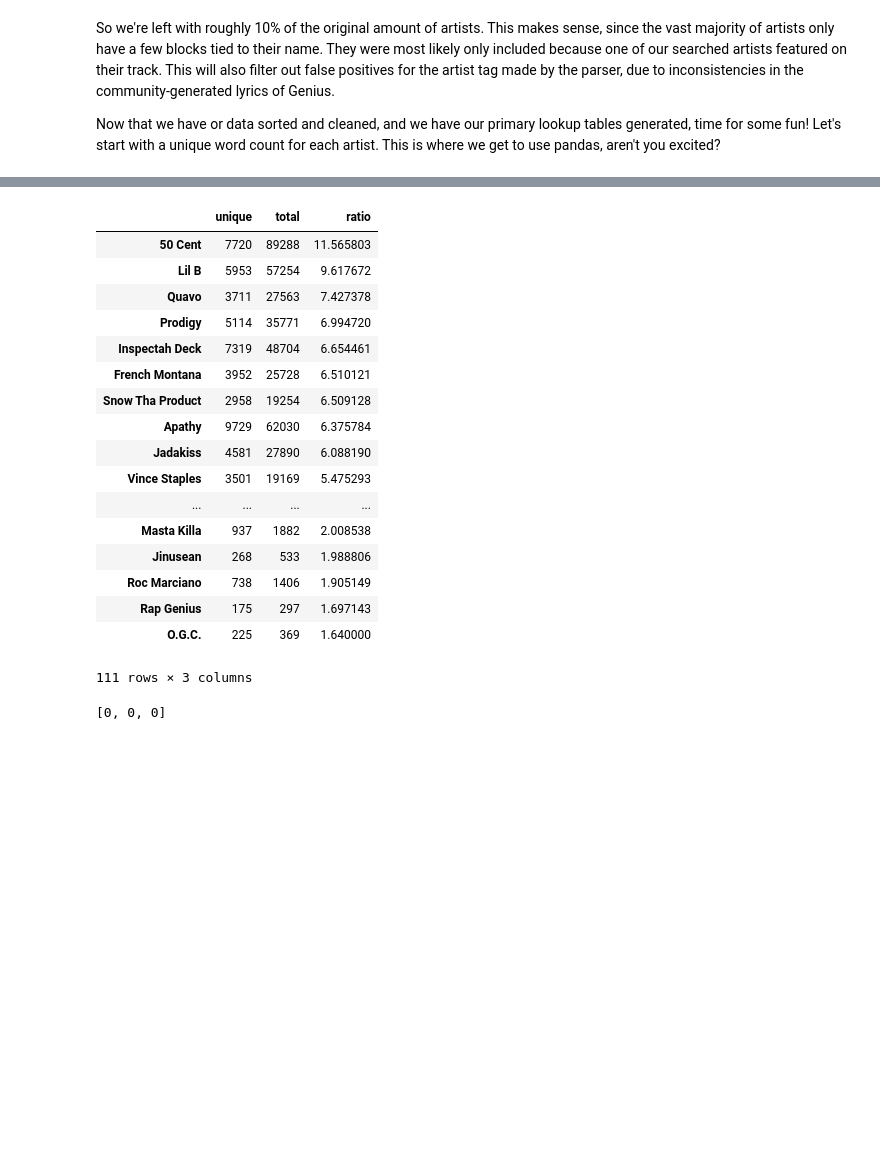
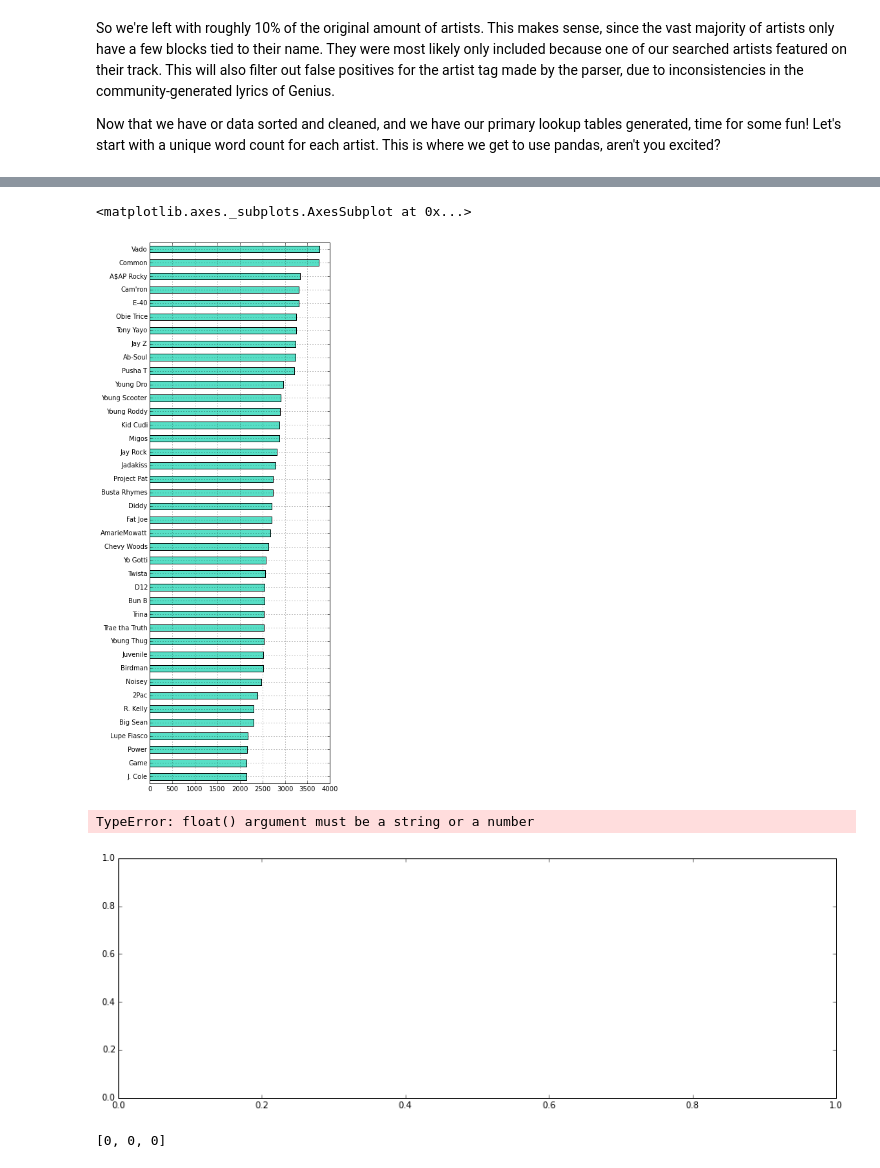
Before and after one commit to baronvonbadguy/genius-scraper, a Jupyter notebook: Exploration.ipynb, the cells around one changed output, grey strips where cells are left out. Cells and saved outputs as stored; diff of their text form; code cells hidden in the pictures; blank space fills up the shorter version.

```diff
--- a/Exploration.ipynb
+++ b/Exploration.ipynb
@@ -185,24 +160,15 @@ df['ratio'] = df['total'] / df['unique']
+# %%
+rcParams['figure.figsize'] = 5, 15
+df['ratio'] = (df['unique'] / df['total']) * df['unique'].apply(lambda x: pow(10, len(str(x))))
+df.sort(columns='ratio', ascending=False)['ratio'][:40][::-1].plot(kind='barh', color="#57DFC6")
+# %% [output]
+<matplotlib.axes._subplots.AxesSubplot at 0x...>
+[figure, added]
 # %%
-df.sort(columns=['ratio', 'unique',], ascending=False)
+ax.plot(df[:25].sort(columns=['ratio',], ascending=False))
 # %% [output]
-|  | unique | total | ratio |
-| 50 Cent | 7720 | 89288 | 11.565803 |
-| Lil B | 5953 | 57254 | 9.617672 |
-| Quavo | 3711 | 27563 | 7.427378 |
-| Prodigy | 5114 | 35771 | 6.994720 |
-| Inspectah Deck | 7319 | 48704 | 6.654461 |
-| French Montana | 3952 | 25728 | 6.510121 |
-| Snow Tha Product | 2958 | 19254 | 6.509128 |
-| Apathy | 9729 | 62030 | 6.375784 |
-| Jadakiss | 4581 | 27890 | 6.088190 |
-| Vince Staples | 3501 | 19169 | 5.475293 |
-| ... | ... | ... | ... |
-| Masta Killa | 937 | 1882 | 2.008538 |
-| Jinusean | 268 | 533 | 1.988806 |
-| Roc Marciano | 738 | 1406 | 1.905149 |
-| Rap Genius | 175 | 297 | 1.697143 |
-| O.G.C. | 225 | 369 | 1.640000 |
-111 rows × 3 columns
+TypeError: float() argument must be a string or a number
+[figure, added]
 # %%
 unique_counts = {k:len(v) for k,v in unique.iteritems()}
 [len(x) for x in unique.values()[:3]]
```
Also changed, not shown: parts of 8 cells of this notebook.
